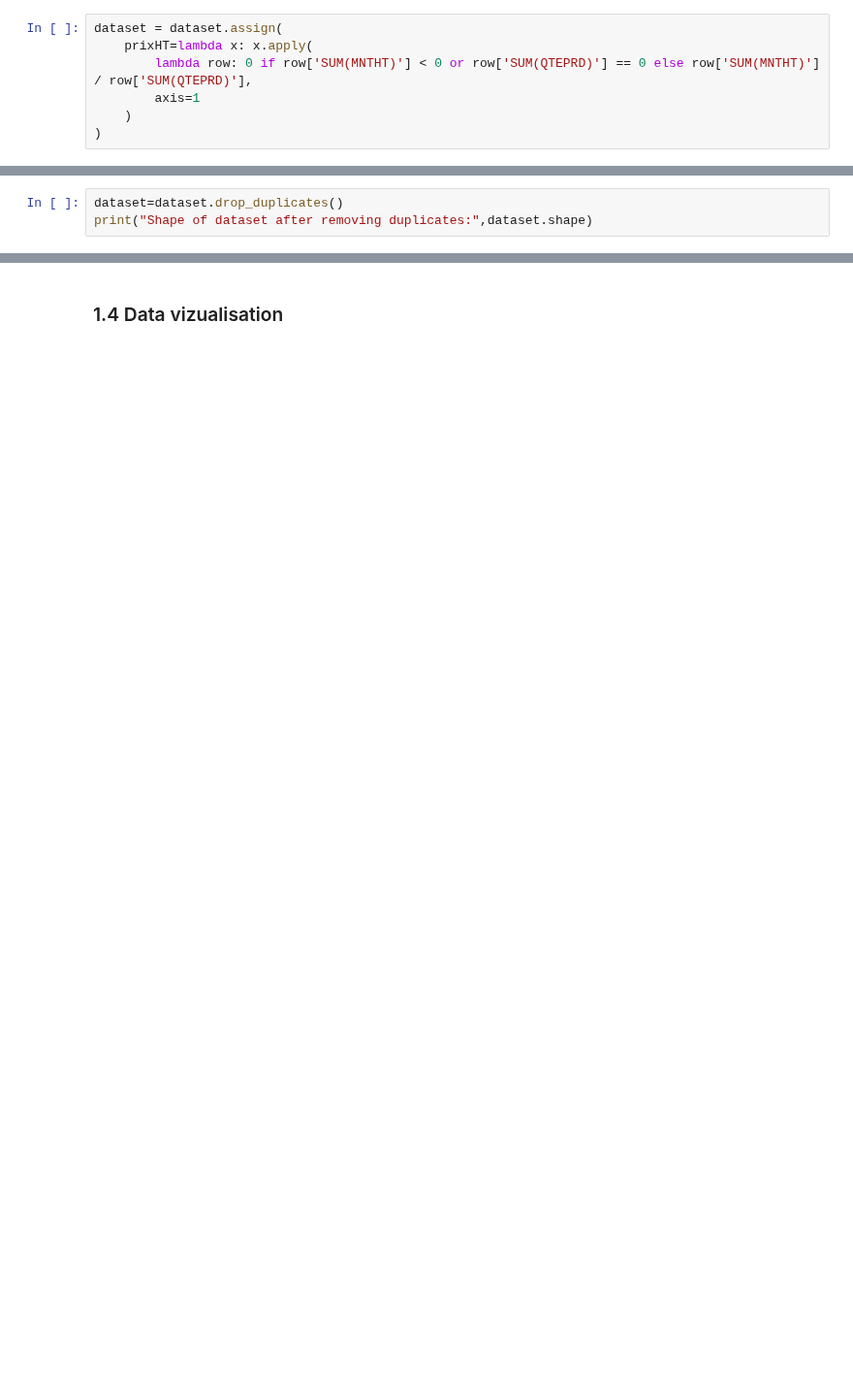
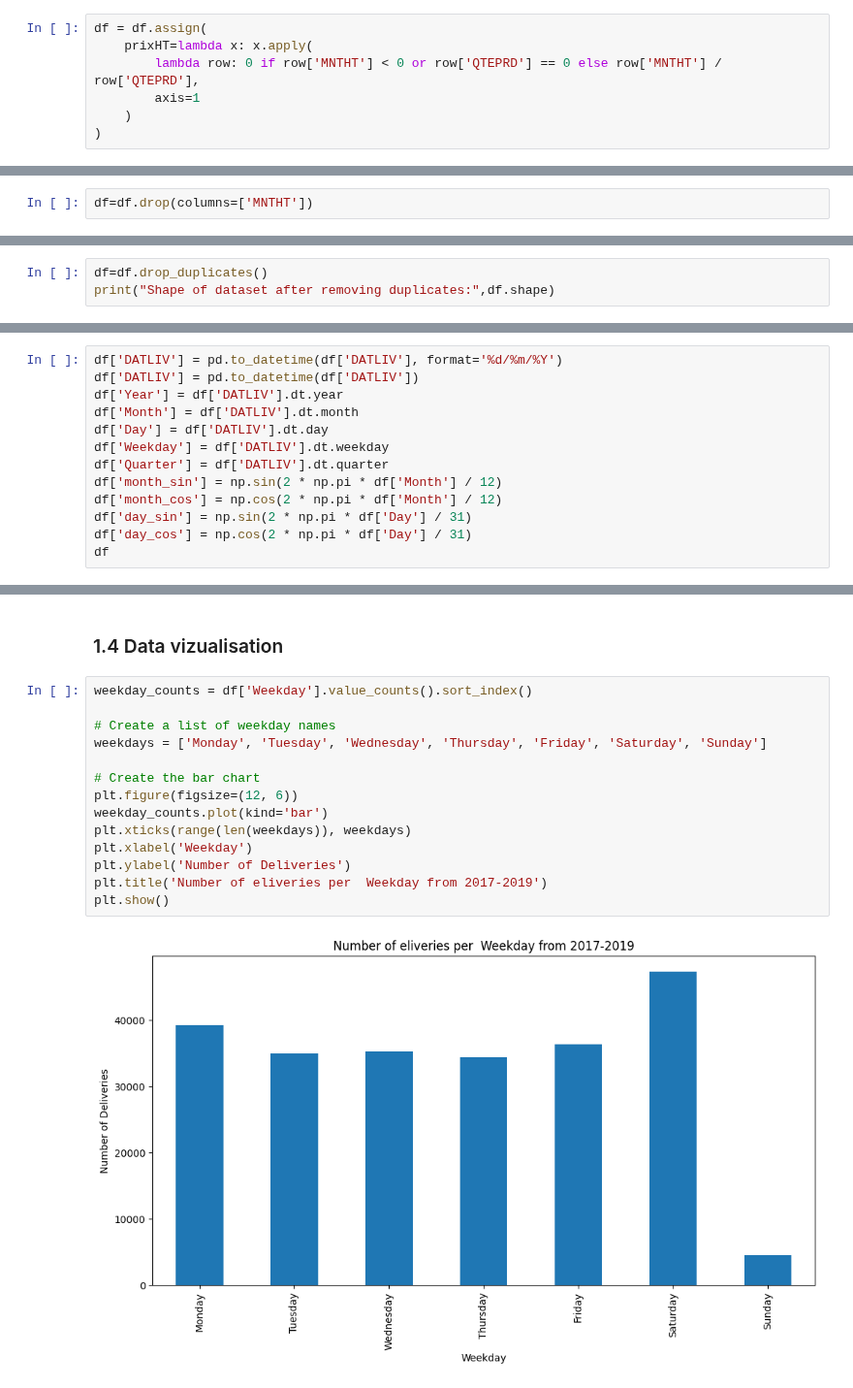
Before and after one commit to MedAzizBouzid/AGIL-ENERGY-Forecast-system, a Jupyter notebook: notebooks/BO2/forecast_next_call.ipynb, the cells around one changed output, grey strips where cells are left out. Shown at 97% size. Saved outputs shown, nothing was run; the diff lists cells and outputs as text; blank space fills up the shorter version.

```diff
--- a/notebooks/BO2/forecast_next_call.ipynb
+++ b/notebooks/BO2/forecast_next_call.ipynb
@@ -25,7 +63,7 @@ dataset.head()
 # %%
-dataset = dataset.assign(
+df = df.assign(
     prixHT=lambda x: x.apply(
-        lambda row: 0 if row['SUM(MNTHT)'] < 0 or row['SUM(QTEPRD)'] == 0 else row['SUM(MNTHT)'] / row['SUM(QTEPRD)'],
+        lambda row: 0 if row['MNTHT'] < 0 or row['QTEPRD'] == 0 else row['MNTHT'] / row['QTEPRD'],
         axis=1
     )
 )
@@ -36,3 +72,5 @@ dataset=dataset[dataset['SUM(QTEPRD)']>=0]
+# %%
+df=df.drop(columns=['MNTHT'])
 # %% [markdown]
 ### 1.2 Null values
 # %%
@@ -42,6 +80,6 @@ False
 # %% [markdown]
 ### 1.3 Duplicates Values
 # %%
-dataset=dataset.drop_duplicates()
-print("Shape of dataset after removing duplicates:",dataset.shape)
+df=df.drop_duplicates()
+print("Shape of dataset after removing duplicates:",df.shape)
 # %% [output]
@@ -48,0 +89,13 @@ Shape of dataset after removing duplicates: (21746, 9)
+# %%
+df['DATLIV'] = pd.to_datetime(df['DATLIV'], format='%d/%m/%Y')
+df['DATLIV'] = pd.to_datetime(df['DATLIV'])
+df['Year'] = df['DATLIV'].dt.year
+df['Month'] = df['DATLIV'].dt.month
+df['Day'] = df['DATLIV'].dt.day
+df['Weekday'] = df['DATLIV'].dt.weekday
+df['Quarter'] = df['DATLIV'].dt.quarter
+df['month_sin'] = np.sin(2 * np.pi * df['Month'] / 12)
+df['month_cos'] = np.cos(2 * np.pi * df['Month'] / 12)
+df['day_sin'] = np.sin(2 * np.pi * df['Day'] / 31)
+df['day_cos'] = np.cos(2 * np.pi * df['Day'] / 31)
+df
@@ -49,2 +128,18 @@ Shape of dataset after removing duplicates: (21746, 9)
 # %% [markdown]
 ### 1.4 Data vizualisation
+# %%
+weekday_counts = df['Weekday'].value_counts().sort_index()
+
+# Create a list of weekday names
+weekdays = ['Monday', 'Tuesday', 'Wednesday', 'Thursday', 'Friday', 'Saturday', 'Sunday']
+
+# Create the bar chart
+plt.figure(figsize=(12, 6))
+weekday_counts.plot(kind='bar')
+plt.xticks(range(len(weekdays)), weekdays)
+plt.xlabel('Weekday')
+plt.ylabel('Number of Deliveries')
+plt.title('Number of eliveries per  Weekday from 2017-2019')
+plt.show()
+# %% [output]
+[figure, added]
```
Also changed, not shown: parts of 17 cells of this notebook, 40 other files.
